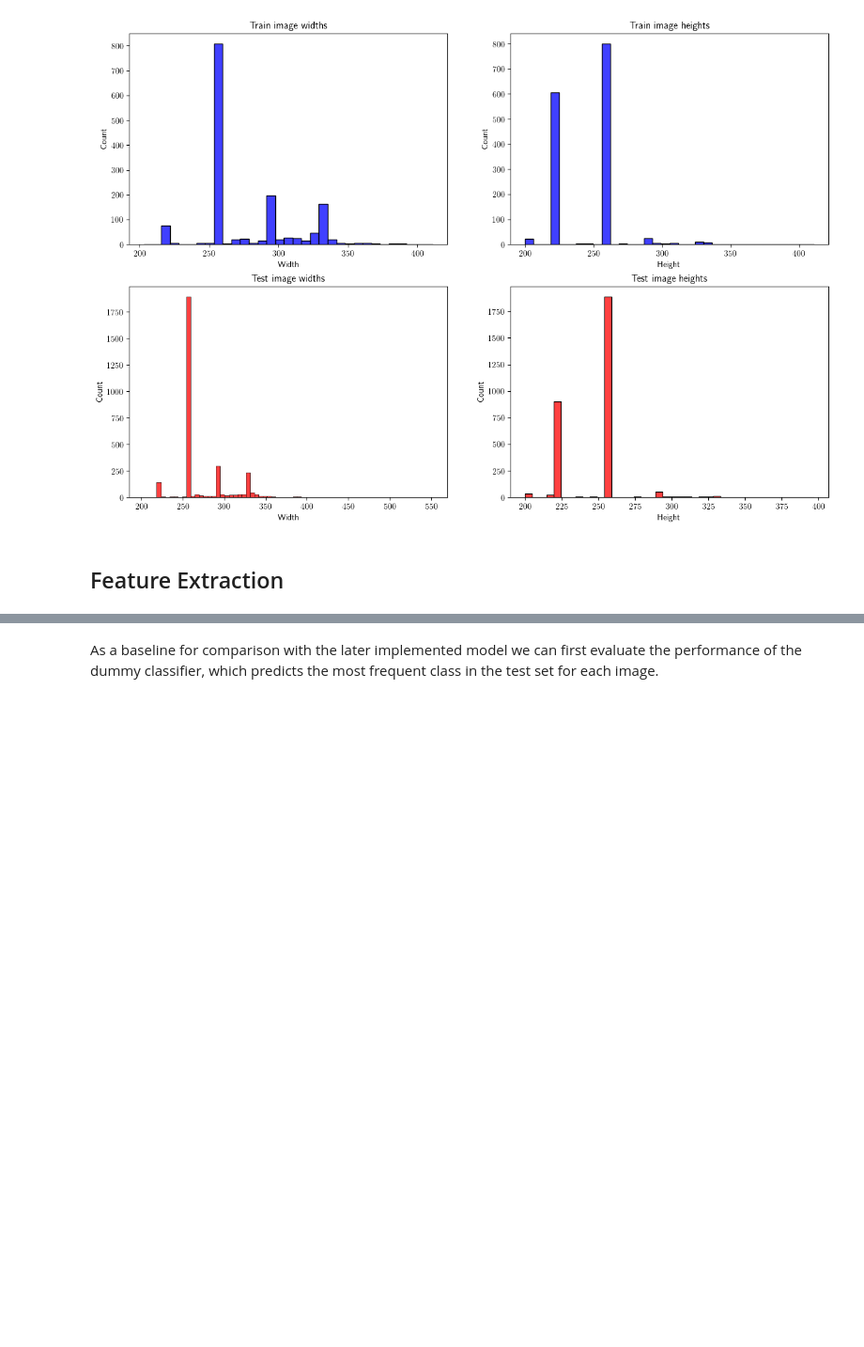
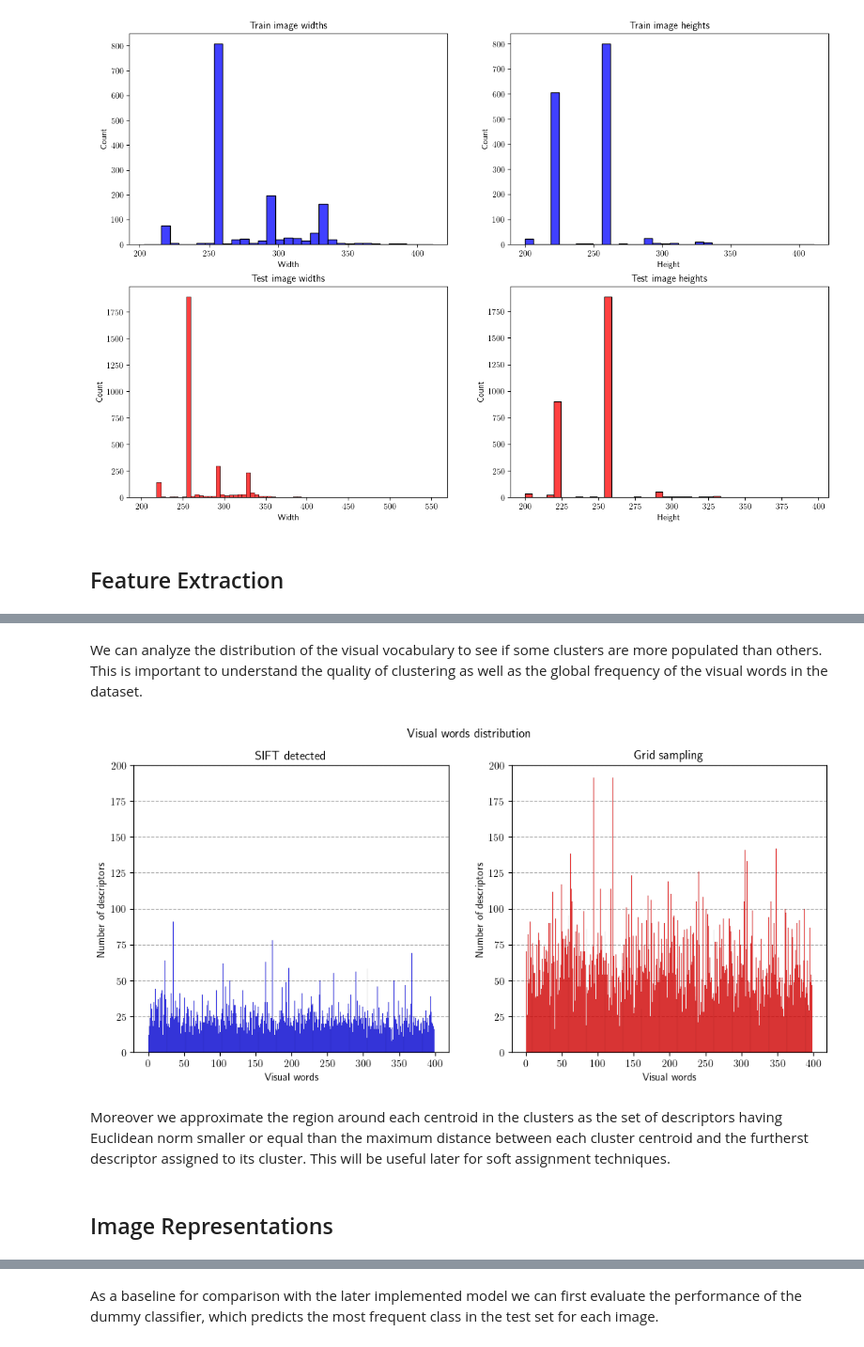
Before and after one commit to marcotallone/bow-classifier, a Jupyter notebook: notebooks/bow-classifier.ipynb, the cells around one changed output, grey strips where cells are left out. Shown at 94% size. Drawn from its saved outputs; the diff is of its cells as text; code cells hidden in the pictures; blank space fills up the shorter version.

```diff
--- a/notebooks/bow-classifier.ipynb
+++ b/notebooks/bow-classifier.ipynb
@@ -415,0 +144,22 @@ plt.show()
+# %%
+# Initialize SIFT detector and descriptor
+FEATURES = 500
+sift = cv2.SIFT_create(FEATURES)
+descriptors = {}
+train_descriptors = {}
+
+# Feature extraction for train images
+
+# Compute descriptors from detected keypoints
+all_descriptors, per_image_descriptors = compute_descriptors(train_images, sift)
+descriptors["detected"] = all_descriptors
+train_descriptors["detected"] = per_image_descriptors
+
+# Compute descriptors from dense grid of keypoints
+all_descriptors, per_image_descriptors = compute_descriptors(train_images, sift, grid=True)
+descriptors["grid"] = all_descriptors
+train_descriptors["grid"] = per_image_descriptors
+
+# Print number of descriptors
+for key, descriptor in descriptors.items():
+	print(f"Number of {key} SIFT descriptors: {len(descriptor)}")
@@ -415,0 +272,28 @@ plt.show()
+# %% [markdown]
+We can analyze the distribution of the visual vocabulary to see if some clusters are more populated than others. This is important to understand the quality of clustering as well as the global frequency of the visual words in the dataset.
+# %%
+# Visual words distribution
+fig, ax = plt.subplots(1, 2, figsize=(12, 5))
+fig.suptitle("Visual words distribution")
+
+# Detected case
+sns.histplot(kmeans["detected"].labels_, bins=K, ax=ax[0], color="blue", zorder=2)
+ax[0].set_title("SIFT detected")
+ax[0].set_xlabel("Visual words")
+ax[0].set_ylabel("Number of descriptors")
+ax[0].set_ylim(0, 200)
+ax[0].grid(axis='y', linestyle='--', zorder=1)
+
+# Grid case
+sns.histplot(kmeans["grid"].labels_, bins=K, ax=ax[1], color="red", zorder=2)
+ax[1].set_title("Grid sampling")
+ax[1].set_xlabel("Visual words")
+ax[1].set_ylabel("Number of descriptors")
+ax[1].set_ylim(0, 200)
+ax[1].grid(axis='y', linestyle='--', zorder=1)
+
+plt.show()
+# %% [output]
+[figure, added]
+# %% [markdown]
+Moreover we approximate the region around each centroid in the clusters as the set of descriptors having Euclidean norm smaller or equal than the maximum distance between each cluster centroid and the furtherst descriptor assigned to its cluster. This will be useful later for soft assignment techniques.
@@ -415,0 +320,2 @@ plt.show()
+# %% [markdown]
+## Image Representations
```
Also changed, not shown: parts of 120 cells of this notebook, 1 other file.
